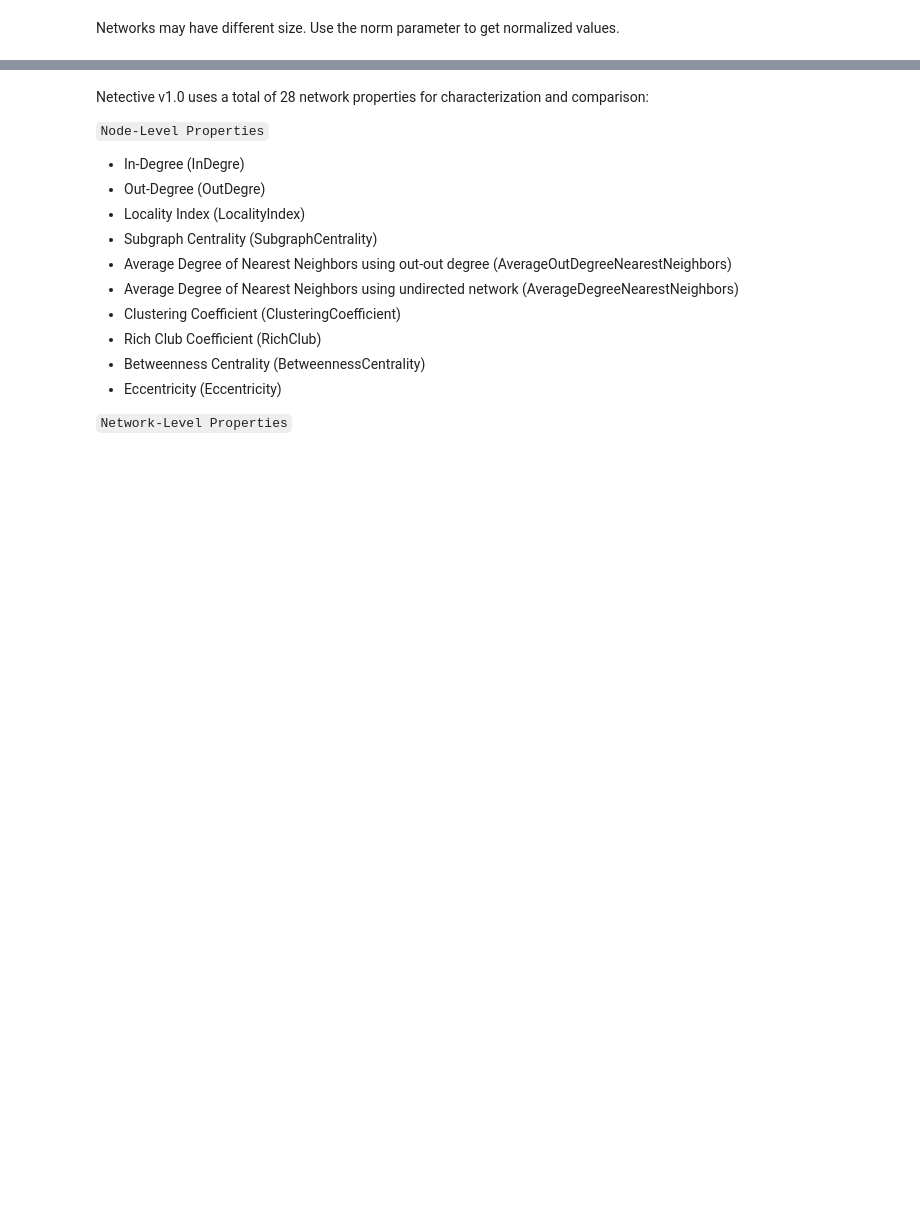
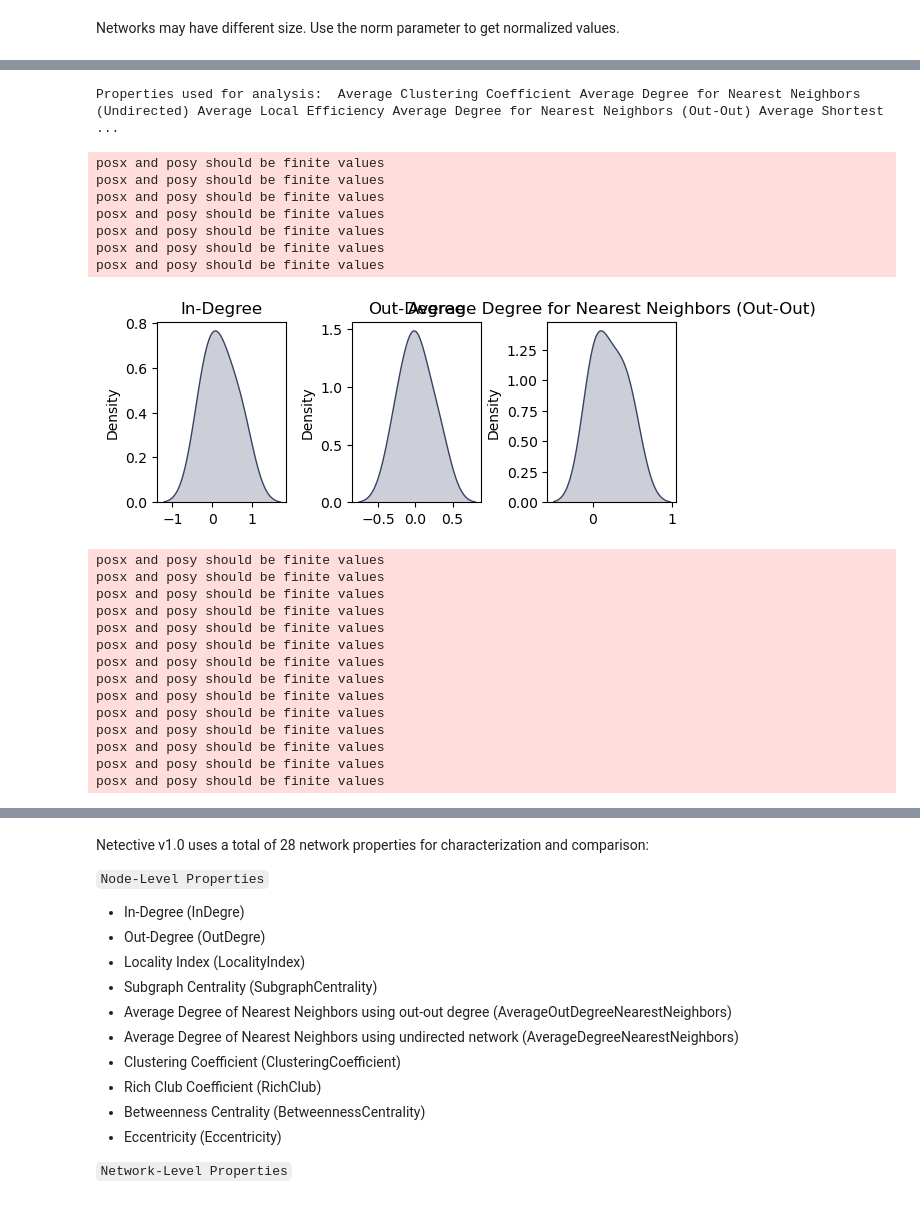
Before and after one commit to freyrelab/netective, a Jupyter notebook: docs/module_tutorial.ipynb, the cells around one changed output, grey strips where cells are left out. Drawn from its saved outputs; the diff is of its cells as text; code cells hidden in the pictures; blank space fills up the shorter version.

```diff
--- a/docs/module_tutorial.ipynb
+++ b/docs/module_tutorial.ipynb
@@ -58,0 +105,30 @@ characterize_network(G, "my_network", norm="network")
+# %%
+# norm parameter allows you to normalize data using different approaches depending on the nature of the networks analyzed
+# default is None for no normalization, uses raw data
+# norm = "network" normalize the network by the network size, its default value is None
+
+characterize_network(G, "my_network", norm="biological")
+# %% [output]
+Properties used for analysis:  Average Clustering Coefficient Average Degree for Nearest Neighbors (Undirected) Average Local Efficiency Average Degree for Nearest Neighbors (Out-Out) Average Shortest ...
+posx and posy should be finite values
+posx and posy should be finite values
+posx and posy should be finite values
+posx and posy should be finite values
+posx and posy should be finite values
+posx and posy should be finite values
+posx and posy should be finite values
+[figure, added]
+posx and posy should be finite values
+posx and posy should be finite values
+posx and posy should be finite values
+posx and posy should be finite values
+posx and posy should be finite values
+posx and posy should be finite values
+posx and posy should be finite values
+posx and posy should be finite values
+posx and posy should be finite values
+posx and posy should be finite values
+posx and posy should be finite values
+posx and posy should be finite values
+posx and posy should be finite values
+posx and posy should be finite values
```
Also changed, not shown: parts of 14 cells of this notebook, 2 other files.
